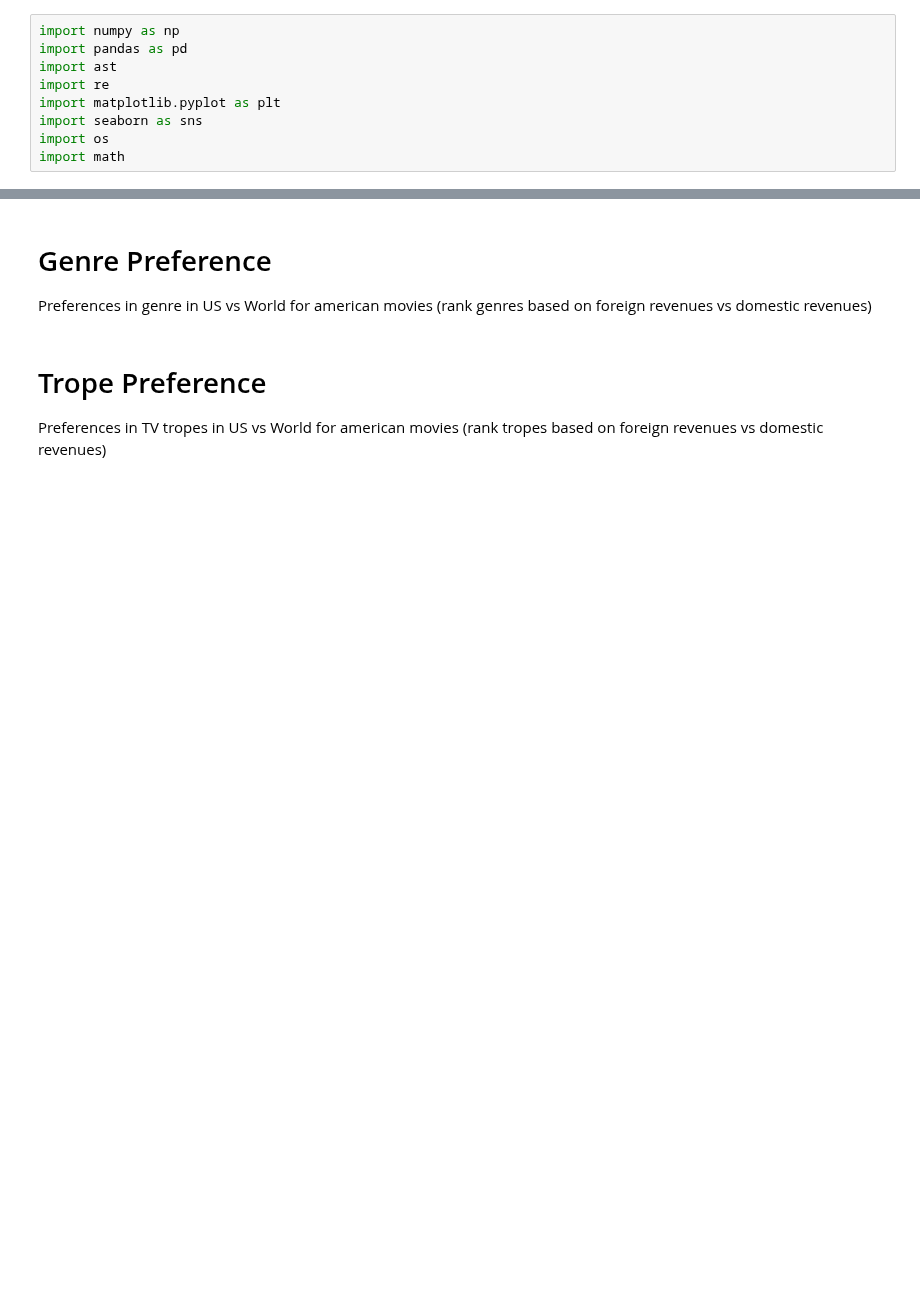
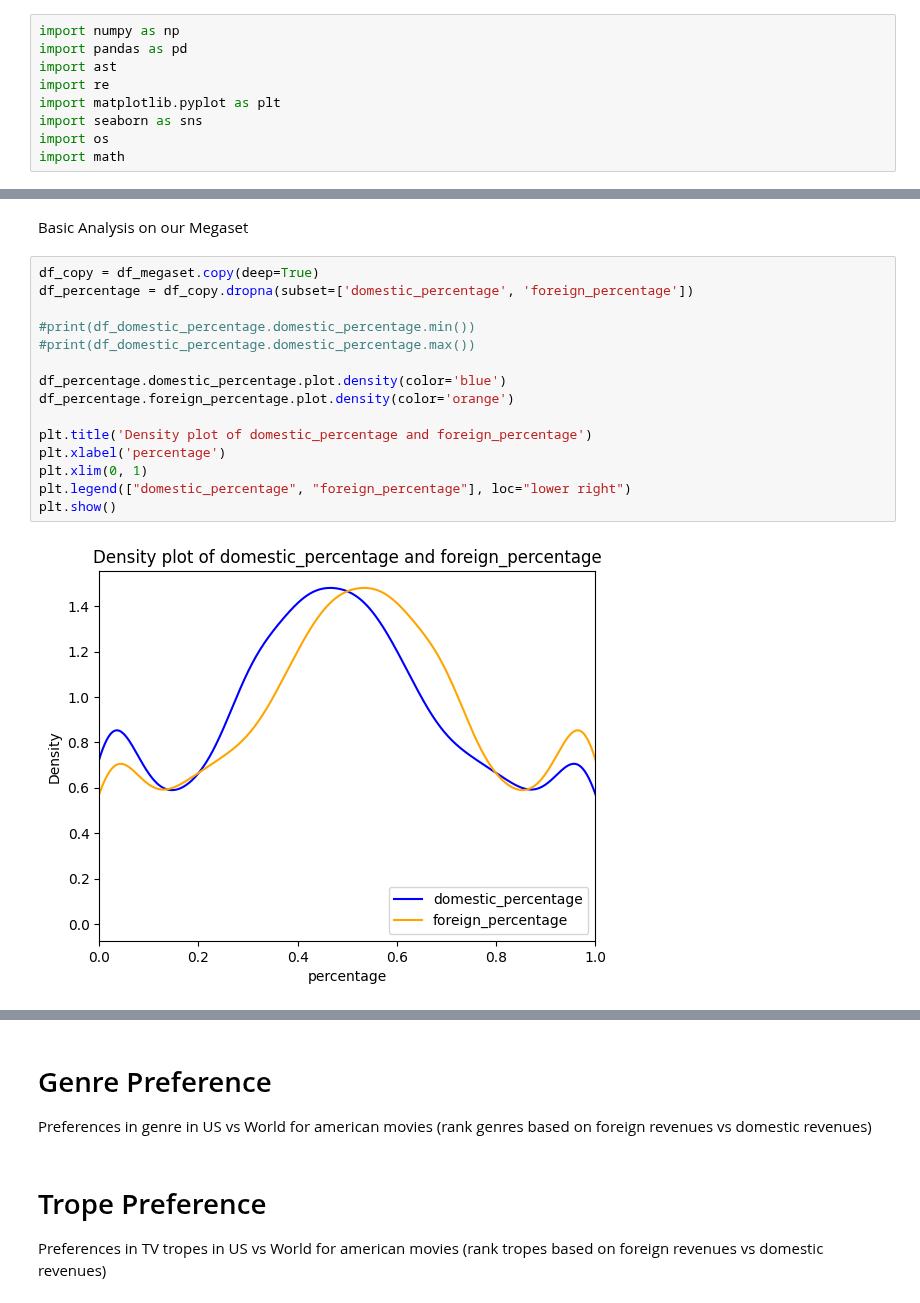
Before and after one commit to epfl-ada/ada-2024-project-thelordsofdata, a Jupyter notebook: src/data/initial_analysis.ipynb, the cells around one changed output, grey strips where cells are left out. Cells and saved outputs as stored; diff of their text form; blank space fills up the shorter version.

```diff
--- a/src/data/initial_analysis.ipynb
+++ b/src/data/initial_analysis.ipynb
@@ -26,0 +29,19 @@ df_megaset
+# %% [markdown]
+Basic Analysis on our Megaset
+# %%
+df_copy = df_megaset.copy(deep=True)
+df_percentage = df_copy.dropna(subset=['domestic_percentage', 'foreign_percentage'])
+
+#print(df_domestic_percentage.domestic_percentage.min())
+#print(df_domestic_percentage.domestic_percentage.max())
+
+df_percentage.domestic_percentage.plot.density(color='blue')
+df_percentage.foreign_percentage.plot.density(color='orange')
+
+plt.title('Density plot of domestic_percentage and foreign_percentage')
+plt.xlabel('percentage')
+plt.xlim(0, 1)
+plt.legend(["domestic_percentage", "foreign_percentage"], loc="lower right")
+plt.show()
+# %% [output]
+[figure, added]
```
Also changed, not shown: parts of 6 cells of this notebook, 3 other files.
